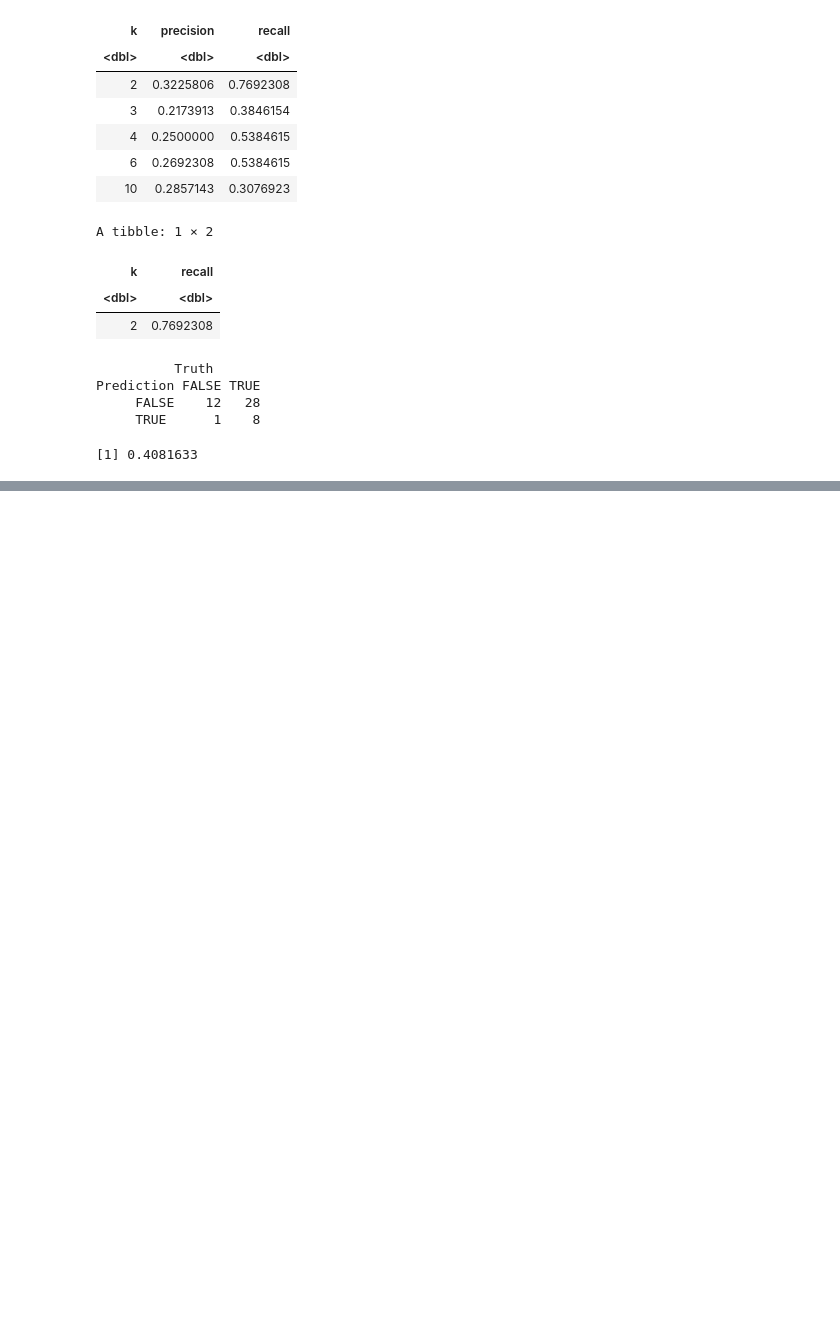
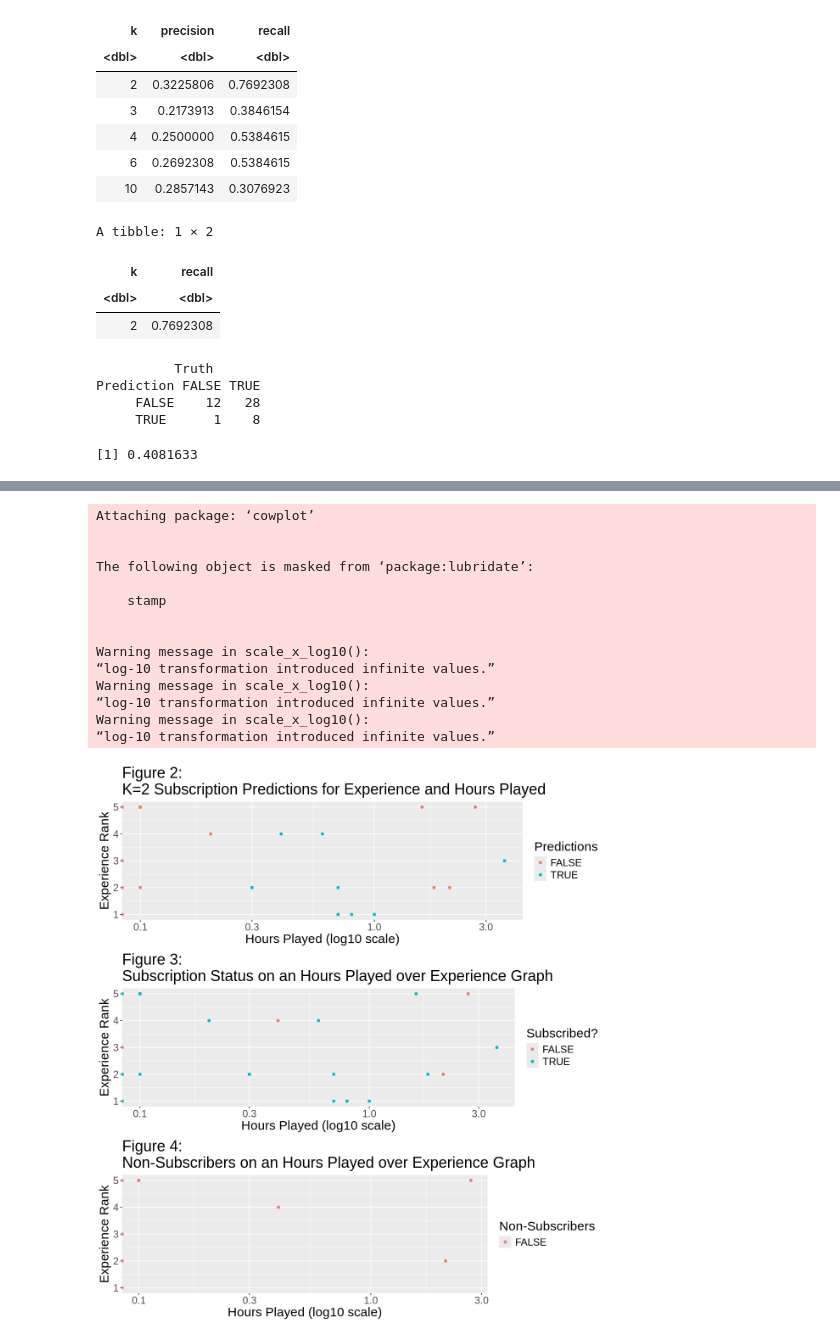
Before and after one commit to CharlieGatley67/group_project, a Jupyter notebook: group_project_2.0.ipynb, the cells around one changed output, grey strips where cells are left out. Saved outputs shown, nothing was run; the diff lists cells and outputs as text; code cells hidden in the pictures; blank space fills up the shorter version.

```diff
--- a/group_project_2.0.ipynb
+++ b/group_project_2.0.ipynb
@@ -411,3 +439,23 @@ Warning message in scale_x_log10():
+# %%
+options(repr.plot.width = 10, repr.plot.height = 11)
+library(cowplot)
+plot_grid(k_2_preds, k_2_real, k_falses_plotted, ncol = 1)
+# %% [output]
+Attaching package: ‘cowplot’
+
+
+The following object is masked from ‘package:lubridate’:
+
+    stamp
+
+
+Warning message in scale_x_log10():
+“log-10 transformation introduced infinite values.”
+Warning message in scale_x_log10():
+“log-10 transformation introduced infinite values.”
+Warning message in scale_x_log10():
+“log-10 transformation introduced infinite values.”
+[figure, added]
 # %% [markdown]
 **Discussion:**
 
```
Also changed, not shown: parts of 6 cells of this notebook.
